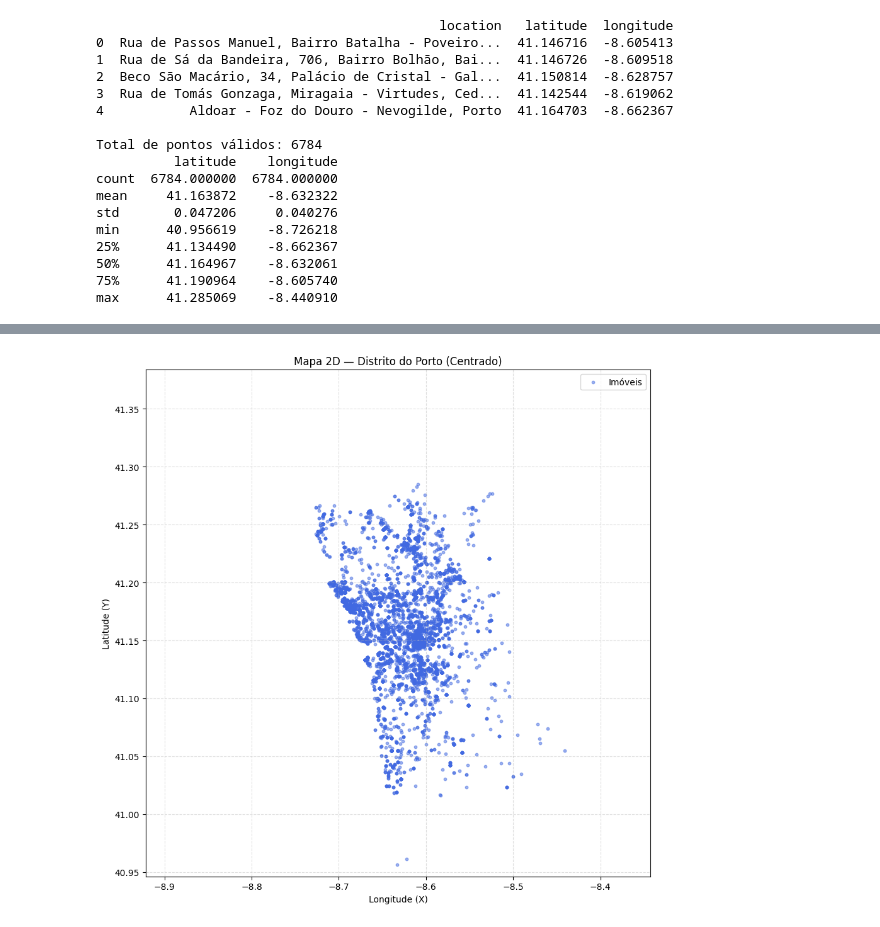
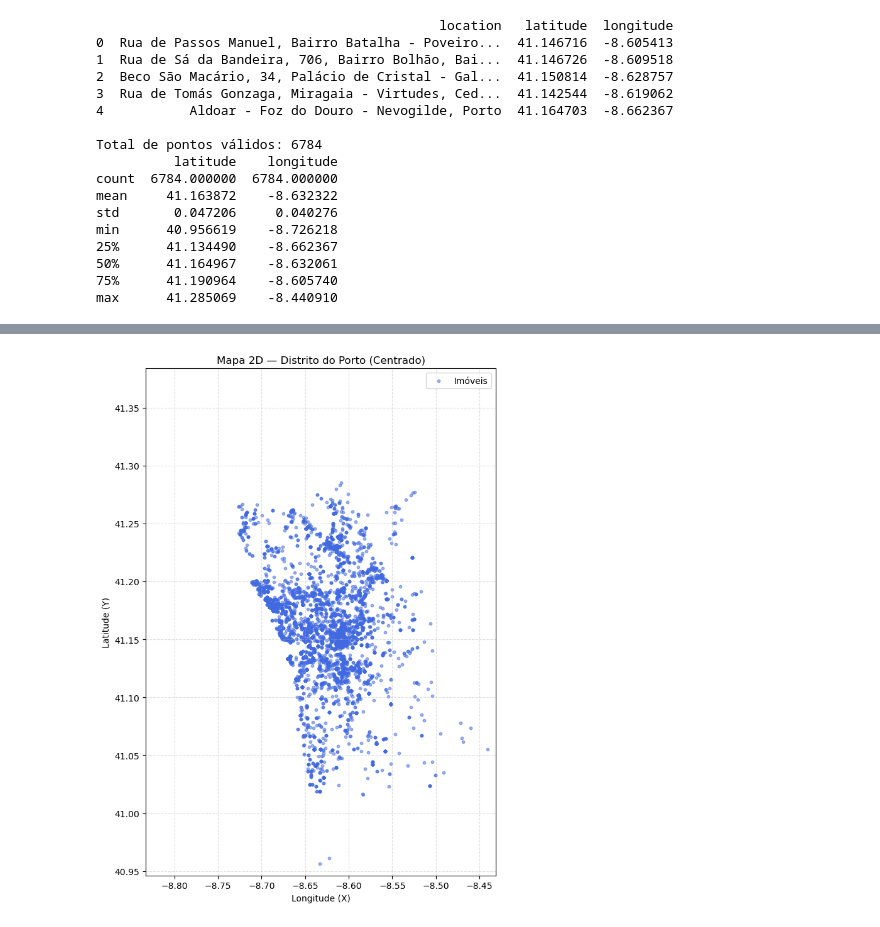
Before and after one commit to AlexandreSaPt/APC_HousePricing, a Jupyter notebook: notebooks/Projeto.ipynb, the cells around one changed output, grey strips where cells are left out. Cells and saved outputs as stored; diff of their text form; code cells hidden in the pictures.

Commit message:
Model and small errors correction

```diff
--- a/notebooks/Projeto.ipynb
+++ b/notebooks/Projeto.ipynb
@@ -3,6 +12,5 @@
 # %%
 ### Desenha o mapa 2D do distrito do Porto com base em coordenadas geográficas (latitude/longitude) de imóveis.
-
 
 import matplotlib.pyplot as plt
 import numpy as np
@@ -17,9 +25,9 @@ print(df_raw[['location', 'latitude', 'longitude']].head())
 # 2. Converter para número sem restringir a [-90, 90] (caso estejam em metros/outra escala)
 df = df_raw.copy()
 for col in ['latitude', 'longitude']:
-  df[col] = pd.to_numeric(
-      df[col].astype(str).str.replace(',', '.'), errors='coerce'
-  )
+    df[col] = pd.to_numeric(
+        df[col].astype(str).str.replace(',', '.'), errors='coerce'
+    )
 
 # Remover apenas valores nulos (NaN) ou zeros exatos
 df = df.dropna(subset=['latitude', 'longitude'])
@@ -28,60 +36,51 @@ df = df[(df['latitude'] != 0) & (df['longitude'] != 0)]
 print(f'\nTotal de pontos válidos: {len(df)}')
 
 if df.empty:
-  print(
-      'AVISO: As colunas latitude/longitude estão vazias ou sem números'
-      ' válidos neste CSV.'
-  )
+    print(
+        'AVISO: As colunas latitude/longitude estão vazias ou sem números'
+        ' válidos neste CSV.'
+    )
 else:
-  print(df[['latitude', 'longitude']].describe())
+    print(df[['latitude', 'longitude']].describe())
 
-  # 3. Calcular o elemento central (mediana)
-  lat_centro = df['latitude'].median()
-  lon_centro = df['longitude'].median()
+    # 3. Calcular o elemento central (mediana)
+    lat_centro = df['latitude'].median()
+    lon_centro = df['longitude'].median()
 
-  # 4. Distância máxima ao centro para garantir que TODOS os pontos aparecem
-  margem = 1.05
-  max_dx = max((df['longitude'] - lon_centro).abs().max() * margem, 1e-5)
-  max_dy = max((df['latitude'] - lat_centro).abs().max() * margem, 1e-5)
+    # 4. Distância máxima ao centro para garantir que TODOS os pontos aparecem
+    margem = 1.05
+    max_dx = max((df['longitude'] - lon_centro).abs().max() * margem, 1e-5)
+    max_dy = max((df['latitude'] - lat_centro).abs().max() * margem, 1e-5)
 
-  # 5. Criar o mapa 2D
-  fig, ax = plt.subplots(figsize=(9, 9))
-  ax.scatter(
-      df['longitude'],
-      df['latitude'],
-      s=10,
-      color='royalblue',
-      alpha=0.5,
-      label='Imóveis',
-  )
-  #ax.scatter(
-  #    lon_centro,
-  #   lat_centro,
-  #    color='crimson',
-  #    marker='X',
-  #    s=120,
-  #   zorder=5,
-  #   label='Centro',
-  #)
+    # 5. Criar o mapa 2D
+    fig, ax = plt.subplots(figsize=(9, 9))
+    ax.scatter(
+        df['longitude'],
+        df['latitude'],
+        s=10,
+        color='royalblue',
+        alpha=0.5,
+        label='Imóveis',
+    )
 
-  # 6. Centrar o enquadramento no elemento central
-  ax.set_xlim(lon_centro - max_dx, lon_centro + max_dx)
-  ax.set_ylim(lat_centro - max_dy, lat_centro + max_dy)
+    # 6. Centrar o enquadramento no elemento central
+    ax.set_xlim(lon_centro - max_dx, lon_centro + max_dx)
+    ax.set_ylim(lat_centro - max_dy, lat_centro + max_dy)
 
-  # Ajusta proporção geográfica se estiver em graus; caso contrário usa proporção 1:1
-  if -90 <= lat_centro <= 90:
-    ax.set_aspect(1 / np.cos(np.radians(lat_centro)), adjustable='datalim')
-  else:
-    ax.set_aspect('equal', adjustable='datalim')
+    # Ajusta proporção geográfica se estiver em graus; caso contrário usa proporção 1:1
+    if -90 <= lat_centro <= 90:
+        ax.set_aspect(1 / np.cos(np.radians(lat_centro)), adjustable='box')
+    else:
+        ax.set_aspect('equal', adjustable='box')
 
-  ax.set_title('Mapa 2D — Distrito do Porto (Centrado)')
-  ax.set_xlabel('Longitude (X)')
-  ax.set_ylabel('Latitude (Y)')
-  ax.grid(True, linestyle='--', alpha=0.4)
-  ax.legend()
+    ax.set_title('Mapa 2D — Distrito do Porto (Centrado)')
+    ax.set_xlabel('Longitude (X)')
+    ax.set_ylabel('Latitude (Y)')
+    ax.grid(True, linestyle='--', alpha=0.4)
+    ax.legend()
 
-  plt.tight_layout()
-  plt.show()
+    plt.tight_layout()
+    plt.show()
 # %% [output]
                                             location   latitude  longitude
 0  Rua de Passos Manuel, Bairro Batalha - Poveiro...  41.146716  -8.605413
@@ -105,4 +102,4 @@ Ignoring fixed x limits to fulfill fixed data aspect with adjustable data limits
-[figure, old version]
+[figure, new version]
 # %%
 #### Tratamento de dados
 # se n tiver id unico n é um dado válido. Segundo dado descartado. Deve ter um contador do numero de vezes q aconteceu
```
Also changed, not shown: parts of 5 cells of this notebook.
